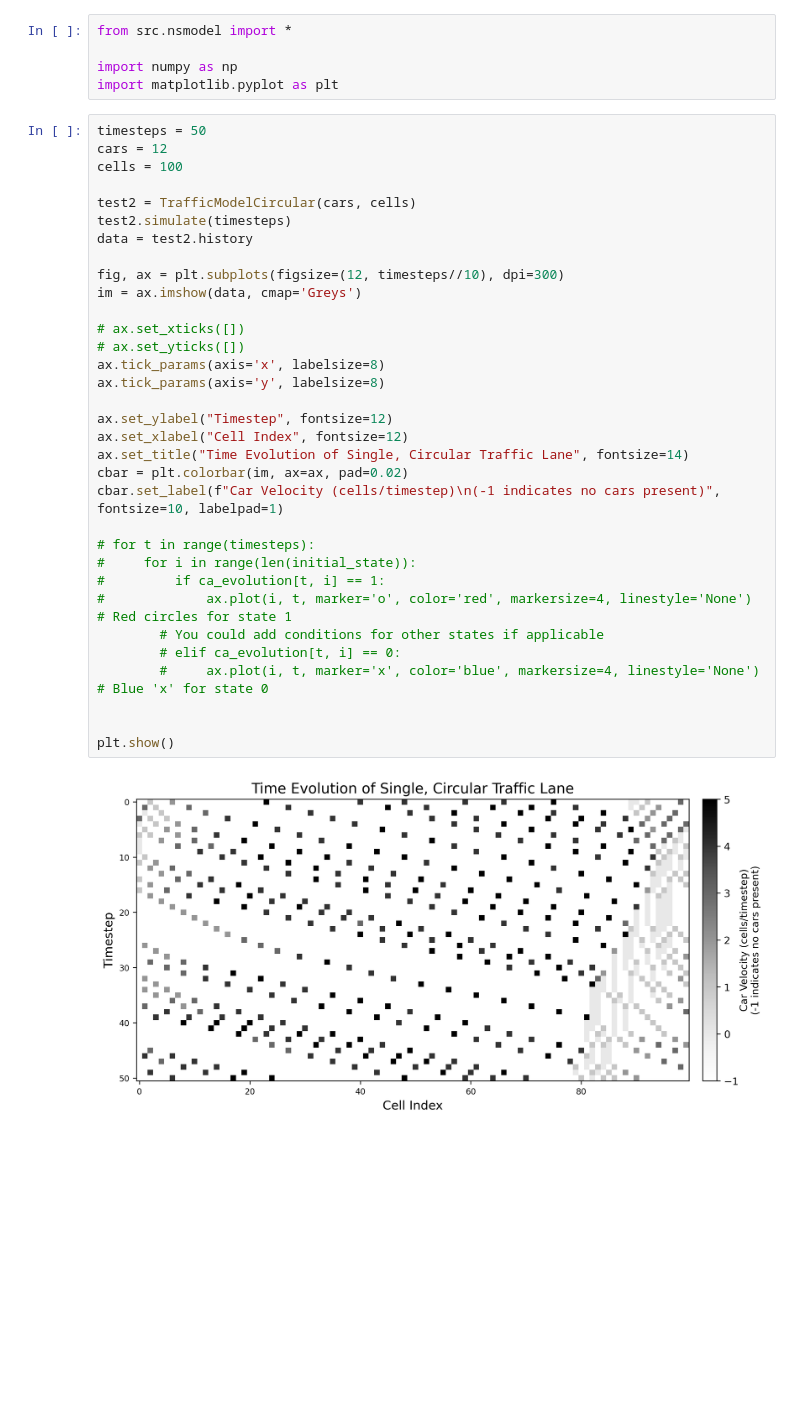
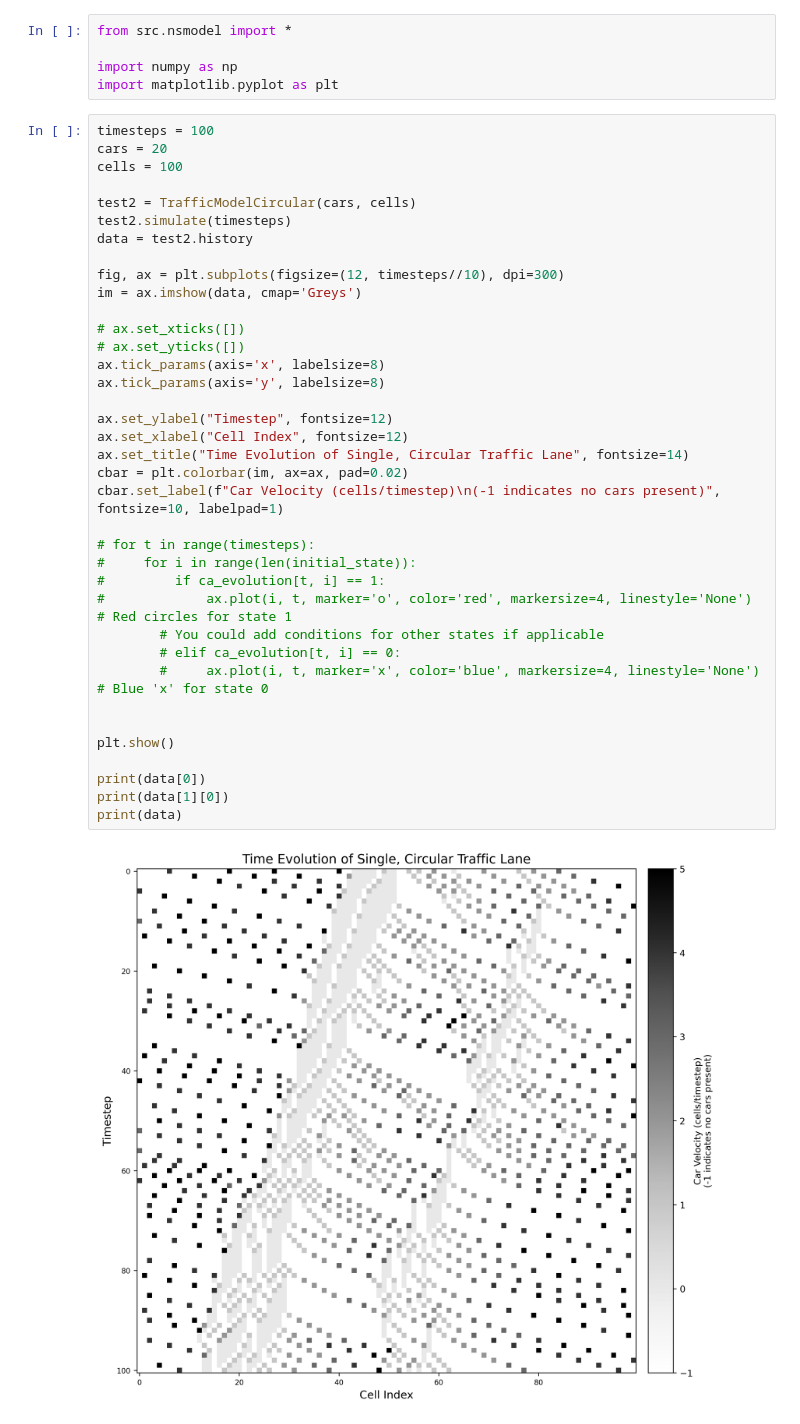
Before and after one commit to starmallow/PHY329_Project, a Jupyter notebook: kristine_tests.ipynb, the cells around one changed output. Saved outputs shown, nothing was run; the diff lists cells and outputs as text; blank space fills up the shorter version.

```diff
--- a/kristine_tests.ipynb
+++ b/kristine_tests.ipynb
@@ -6,37 +6,41 @@ from src.nsmodel import *
 import numpy as np
 import matplotlib.pyplot as plt
 # %%
-timesteps = 50
-cars = 12
+timesteps = 100
+cars = 20
 cells = 100
 
 test2 = TrafficModelCircular(cars, cells)
 test2.simulate(timesteps)
 data = test2.history
 
 fig, ax = plt.subplots(figsize=(12, timesteps//10), dpi=300)
 im = ax.imshow(data, cmap='Greys')
 
 # ax.set_xticks([])
 # ax.set_yticks([])
 ax.tick_params(axis='x', labelsize=8)
 ax.tick_params(axis='y', labelsize=8)
 
 ax.set_ylabel("Timestep", fontsize=12)
 ax.set_xlabel("Cell Index", fontsize=12)
 ax.set_title("Time Evolution of Single, Circular Traffic Lane", fontsize=14)
 cbar = plt.colorbar(im, ax=ax, pad=0.02)
 cbar.set_label(f"Car Velocity (cells/timestep)\n(-1 indicates no cars present)", fontsize=10, labelpad=1)
 
 # for t in range(timesteps):
 #     for i in range(len(initial_state)):
 #         if ca_evolution[t, i] == 1:
 #             ax.plot(i, t, marker='o', color='red', markersize=4, linestyle='None') # Red circles for state 1
         # You could add conditions for other states if applicable
         # elif ca_evolution[t, i] == 0:
         #     ax.plot(i, t, marker='x', color='blue', markersize=4, linestyle='None') # Blue 'x' for state 0
 
 
 plt.show()
+
+print(data[0])
+print(data[1][0])
+print(data)
 # %% [output]
-[figure, old version]
+[figure, new version]
```
Also changed, not shown: parts of 9 cells of this notebook, 1 other file.
